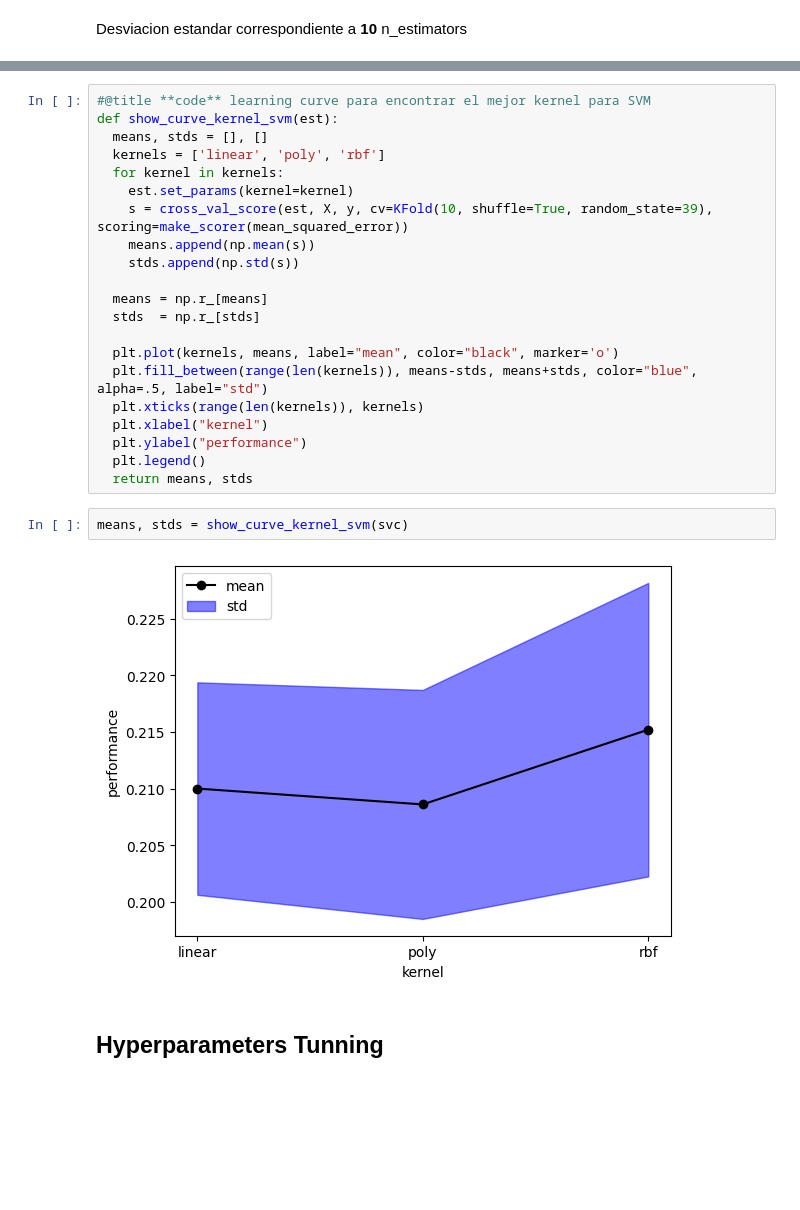
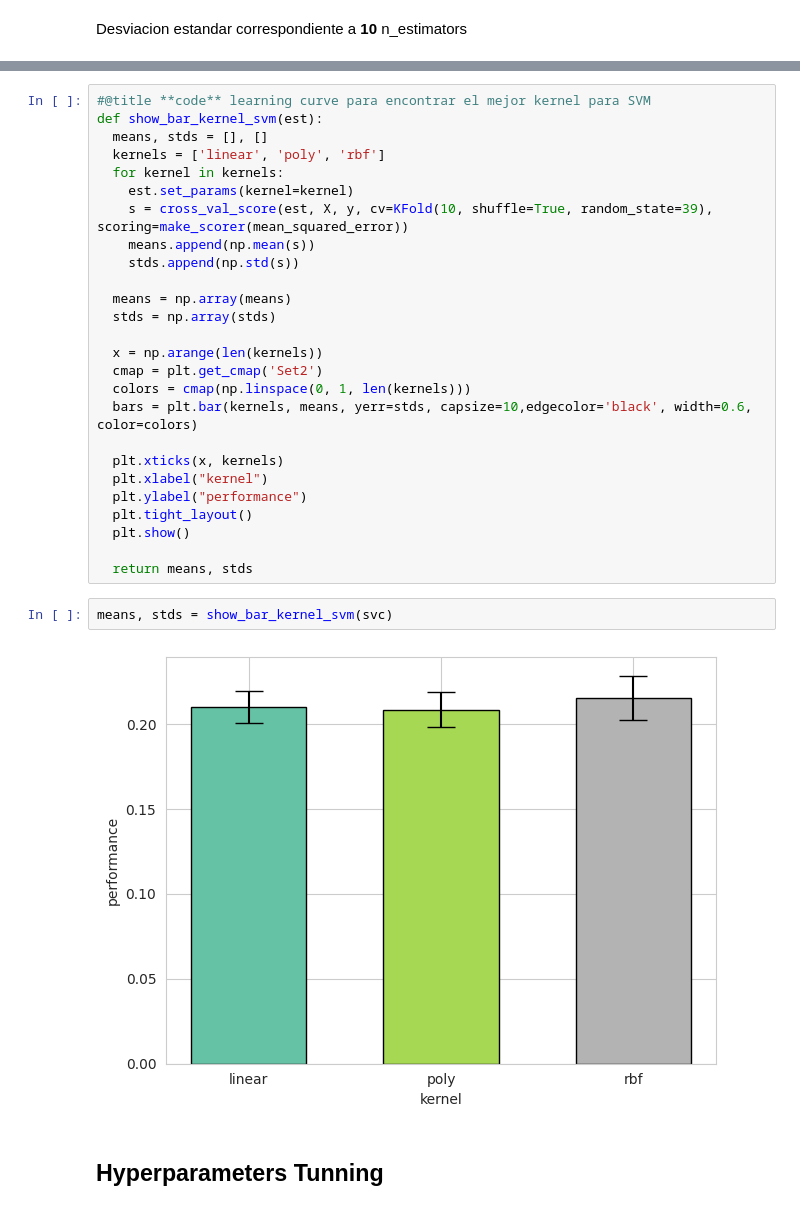
Before and after one commit to Dyaruro1/AI-Proyect-PlacementPrediction, a Jupyter notebook: Dataset_Proyecto.ipynb, the cells around one changed output, grey strips where cells are left out. Cells and saved outputs as stored; diff of their text form; blank space fills up the shorter version.

Commit message:
Fix SVM plot

```diff
--- a/Dataset_Proyecto.ipynb
+++ b/Dataset_Proyecto.ipynb
@@ -571,6 +572,6 @@ np.float64(0.011088733020503286)
 # %%
 #@title **code** learning curve para encontrar el mejor kernel para SVM
-def show_curve_kernel_svm(est):
+def show_bar_kernel_svm(est):
   means, stds = [], []
   kernels = ['linear', 'poly', 'rbf']
   for kernel in kernels:
@@ -579,20 +580,25 @@ def show_curve_kernel_svm(est):
     means.append(np.mean(s))
     stds.append(np.std(s))
 
-  means = np.r_[means]
-  stds  = np.r_[stds]
+  means = np.array(means)
+  stds = np.array(stds)
 
-  plt.plot(kernels, means, label="mean", color="black", marker='o')
-  plt.fill_between(range(len(kernels)), means-stds, means+stds, color="blue", alpha=.5, label="std")
-  plt.xticks(range(len(kernels)), kernels)
+  x = np.arange(len(kernels))
+  cmap = plt.get_cmap('Set2')
+  colors = cmap(np.linspace(0, 1, len(kernels)))
+  bars = plt.bar(kernels, means, yerr=stds, capsize=10,edgecolor='black', width=0.6, color=colors)
+
+  plt.xticks(x, kernels)
   plt.xlabel("kernel")
   plt.ylabel("performance")
-  plt.legend()
+  plt.tight_layout()
+  plt.show()
+
   return means, stds
 # %%
-means, stds = show_curve_kernel_svm(svc)
+means, stds = show_bar_kernel_svm(svc)
 # %% [output]
-[figure, old version]
+[figure, new version]
 # %% [markdown]
 ## Hyperparameters Tunning
 # %% [markdown]
```
Also changed, not shown: parts of 11 cells of this notebook.
